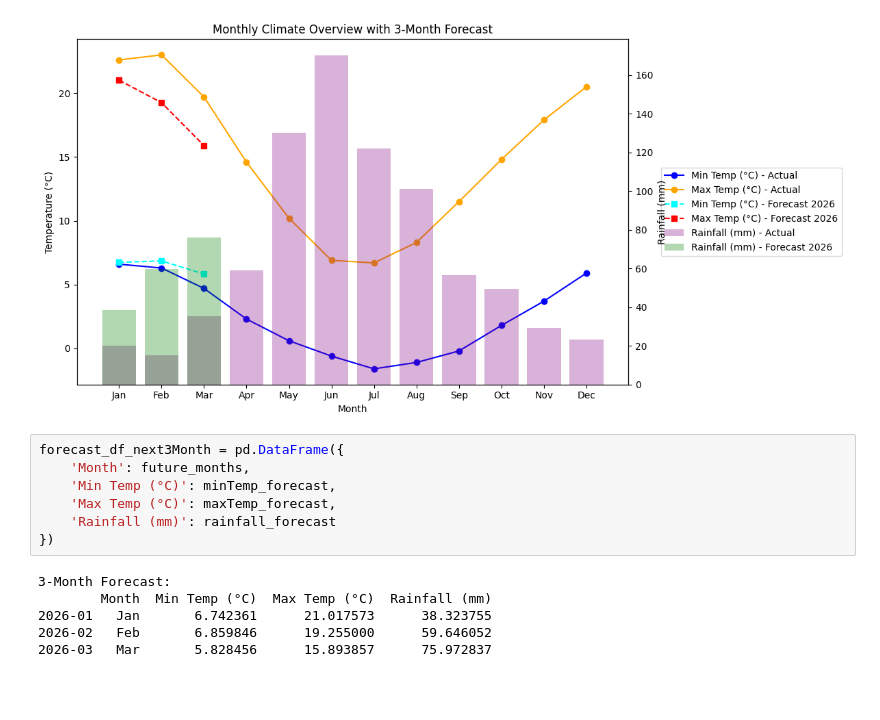
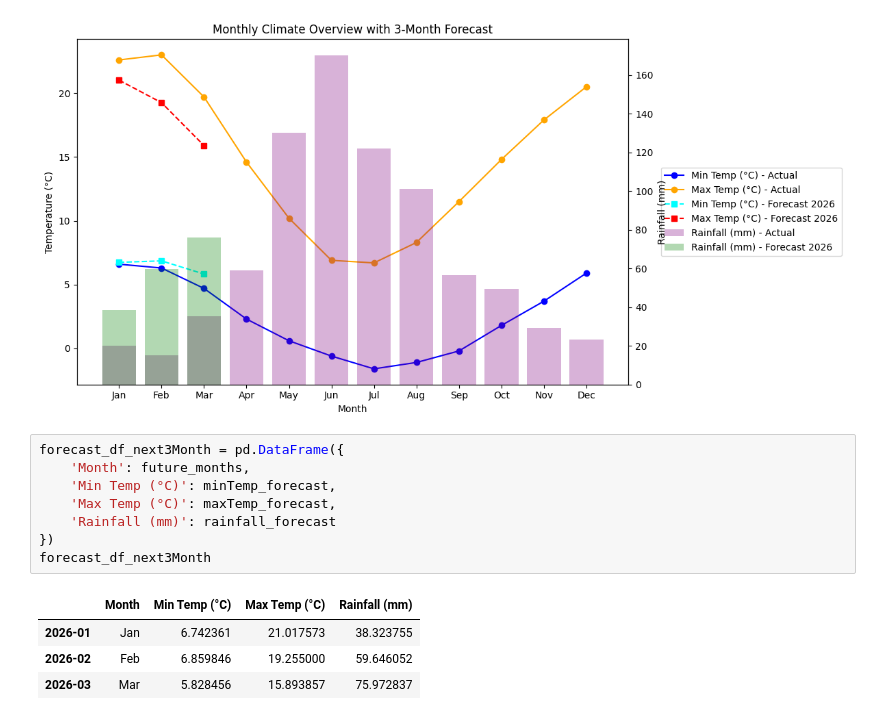
Before and after one commit to kalash30strateena/AI-Humanitaran, a Jupyter notebook: Climate Indicators/WMO, OMM & WWIS-WMO/data_fetching_and_working.ipynb, the cells around one changed output. Drawn from its saved outputs; the diff is of its cells as text; blank space fills up the shorter version.

```diff
--- a/Climate Indicators/WMO, OMM & WWIS-WMO/data_fetching_and_working.ipynb
+++ b/Climate Indicators/WMO, OMM & WWIS-WMO/data_fetching_and_working.ipynb
@@ -335,13 +333,13 @@ plt.show()
 # %%
 forecast_df_next3Month = pd.DataFrame({
     'Month': future_months,
     'Min Temp (°C)': minTemp_forecast,
     'Max Temp (°C)': maxTemp_forecast,
     'Rainfall (mm)': rainfall_forecast
 })
+forecast_df_next3Month
 # %% [output]
-3-Month Forecast:
-        Month  Min Temp (°C)  Max Temp (°C)  Rainfall (mm)
-2026-01   Jan       6.742361      21.017573      38.323755
-2026-02   Feb       6.859846      19.255000      59.646052
-2026-03   Mar       5.828456      15.893857      75.972837
+|  | Month | Min Temp (°C) | Max Temp (°C) | Rainfall (mm) |
+| 2026-01 | Jan | 6.742361 | 21.017573 | 38.323755 |
+| 2026-02 | Feb | 6.859846 | 19.255000 | 59.646052 |
+| 2026-03 | Mar | 5.828456 | 15.893857 | 75.972837 |
```
Also changed, not shown: parts of 2 cells of this notebook.
